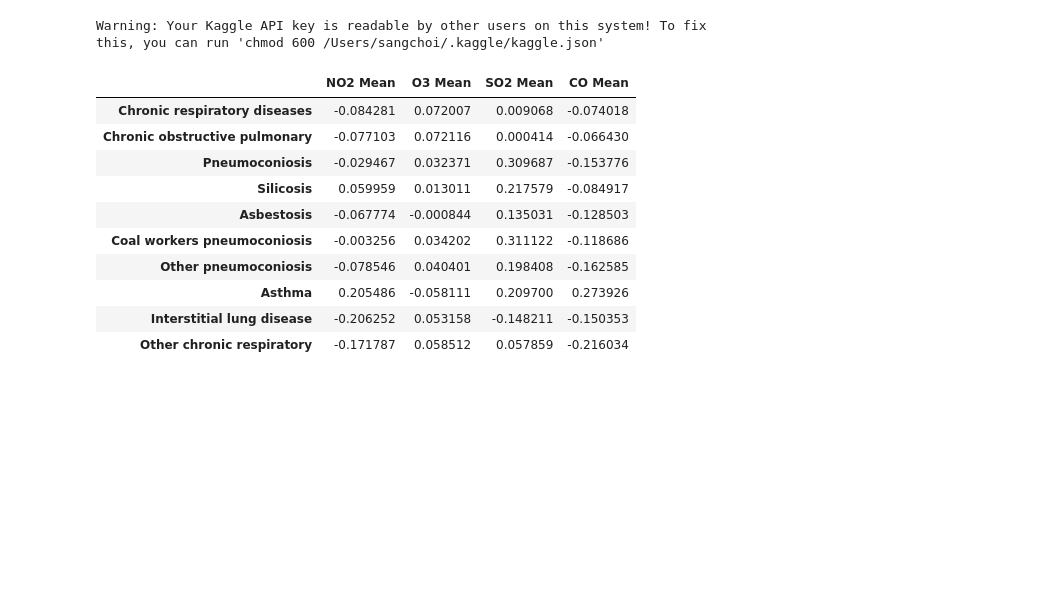
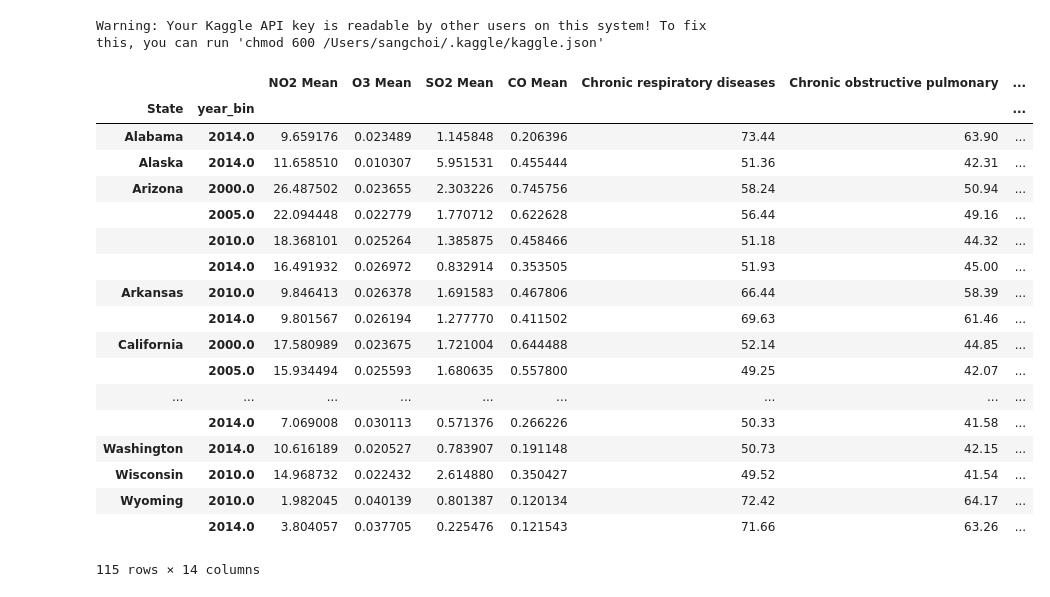
Before and after one commit to sangchoi93/US_Pollution, a Jupyter notebook: US_Pollution_Analysis.ipynb, the cells around one changed output. Drawn from its saved outputs; the diff is of its cells as text; code cells hidden in the pictures; blank space fills up the shorter version.

Commit message:
grouping merged dataset by state and year

```diff
--- a/US_Pollution_Analysis.ipynb
+++ b/US_Pollution_Analysis.ipynb
@@ -104,15 +100,6 @@ correlation_graph = df_merged_tmp.corr()
 # %%
+#calculating corr coefficient
+correlation_graph = df_merged_tmp.corr()
 #transforming the result table to more readable format
 correlation_graph[:4][list_sheet_names].T
+pickle.dump( correlation_graph, open( 'correlation_table.pkl', "wb" ) )
-# %% [output]
-|  | NO2 Mean | O3 Mean | SO2 Mean | CO Mean |
-| Chronic respiratory diseases | -0.084281 | 0.072007 | 0.009068 | -0.074018 |
-| Chronic obstructive pulmonary | -0.077103 | 0.072116 | 0.000414 | -0.066430 |
-| Pneumoconiosis | -0.029467 | 0.032371 | 0.309687 | -0.153776 |
-| Silicosis | 0.059959 | 0.013011 | 0.217579 | -0.084917 |
-| Asbestosis | -0.067774 | -0.000844 | 0.135031 | -0.128503 |
-| Coal workers pneumoconiosis | -0.003256 | 0.034202 | 0.311122 | -0.118686 |
-| Other pneumoconiosis | -0.078546 | 0.040401 | 0.198408 | -0.162585 |
-| Asthma | 0.205486 | -0.058111 | 0.209700 | 0.273926 |
-| Interstitial lung disease | -0.206252 | 0.053158 | -0.148211 | -0.150353 |
-| Other chronic respiratory | -0.171787 | 0.058512 | 0.057859 | -0.216034 |
@@ -120,0 +106,26 @@ pickle.dump( correlation_graph, open( 'correlation_table.pkl', "wb" ) )
+# %%
+#grouping df_merged_tmp by state and year for better readability
+df_grouped = df_merged_tmp.groupby(['State','year_bin']).mean()
+pickle.dump( df_grouped, open( 'df_grouped.pkl', "wb" ) )
+# %%
+df_grouped
+# %% [output]
+|  |  | NO2 Mean | O3 Mean | SO2 Mean | CO Mean | Chronic respiratory diseases | Chronic obstructive pulmonary | ... |
+| State | year_bin |  |  |  |  |  |  | ... |
+| Alabama | 2014.0 | 9.659176 | 0.023489 | 1.145848 | 0.206396 | 73.44 | 63.90 | ... |
+| Alaska | 2014.0 | 11.658510 | 0.010307 | 5.951531 | 0.455444 | 51.36 | 42.31 | ... |
+| Arizona | 2000.0 | 26.487502 | 0.023655 | 2.303226 | 0.745756 | 58.24 | 50.94 | ... |
+|  | 2005.0 | 22.094448 | 0.022779 | 1.770712 | 0.622628 | 56.44 | 49.16 | ... |
+|  | 2010.0 | 18.368101 | 0.025264 | 1.385875 | 0.458466 | 51.18 | 44.32 | ... |
+|  | 2014.0 | 16.491932 | 0.026972 | 0.832914 | 0.353505 | 51.93 | 45.00 | ... |
+| Arkansas | 2010.0 | 9.846413 | 0.026378 | 1.691583 | 0.467806 | 66.44 | 58.39 | ... |
+|  | 2014.0 | 9.801567 | 0.026194 | 1.277770 | 0.411502 | 69.63 | 61.46 | ... |
+| California | 2000.0 | 17.580989 | 0.023675 | 1.721004 | 0.644488 | 52.14 | 44.85 | ... |
+|  | 2005.0 | 15.934494 | 0.025593 | 1.680635 | 0.557800 | 49.25 | 42.07 | ... |
+| ... | ... | ... | ... | ... | ... | ... | ... | ... |
+|  | 2014.0 | 7.069008 | 0.030113 | 0.571376 | 0.266226 | 50.33 | 41.58 | ... |
+| Washington | 2014.0 | 10.616189 | 0.020527 | 0.783907 | 0.191148 | 50.73 | 42.15 | ... |
+| Wisconsin | 2010.0 | 14.968732 | 0.022432 | 2.614880 | 0.350427 | 49.52 | 41.54 | ... |
+| Wyoming | 2010.0 | 1.982045 | 0.040139 | 0.801387 | 0.120134 | 72.42 | 64.17 | ... |
+|  | 2014.0 | 3.804057 | 0.037705 | 0.225476 | 0.121543 | 71.66 | 63.26 | ... |
+115 rows × 14 columns
```
Also changed, not shown: parts of 5 cells of this notebook.
